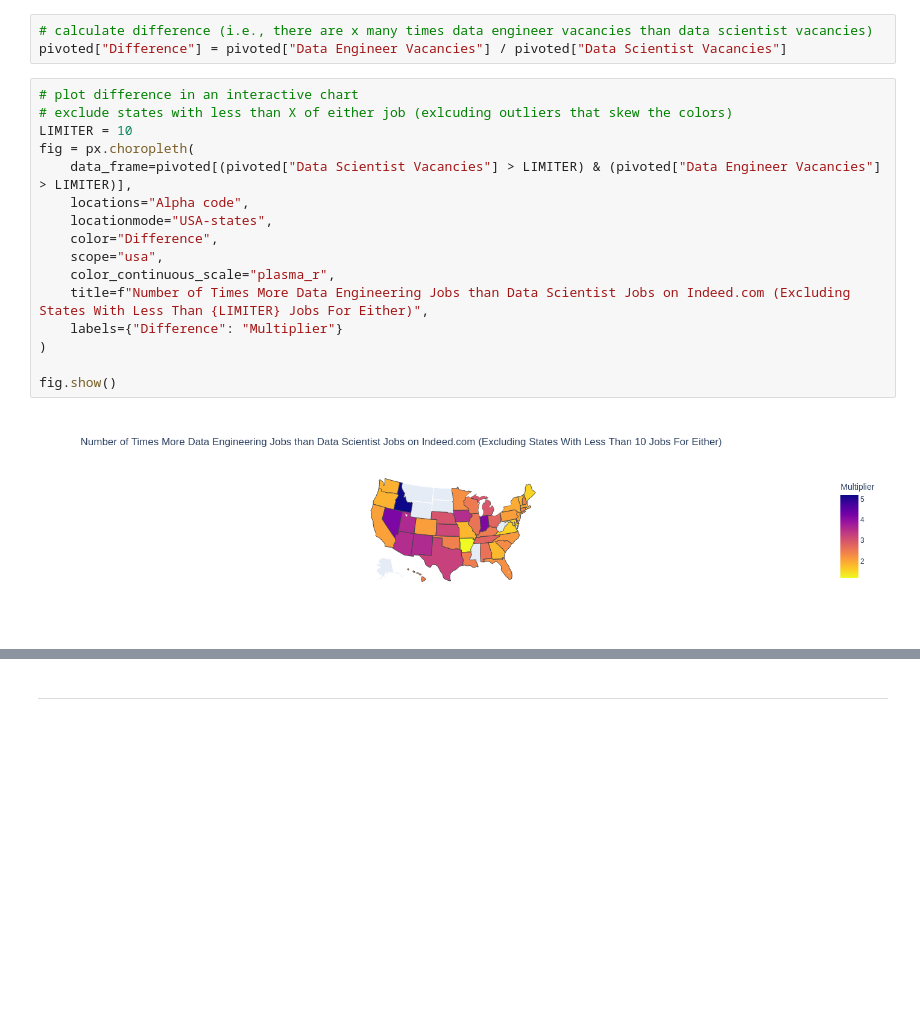
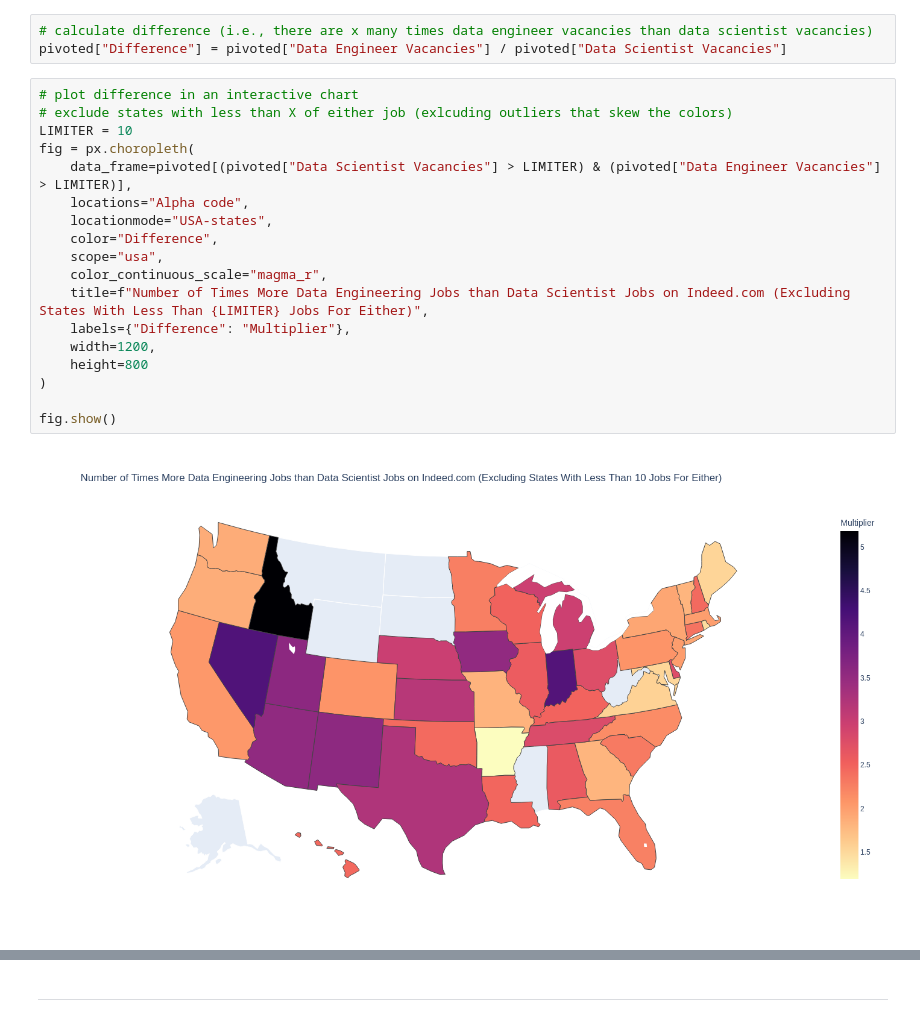
Before and after one commit to stefanjaro/indeed-data-jobs, a Jupyter notebook: 1. analysis-and-visualization.ipynb, the cells around one changed output, grey strips where cells are left out. Drawn from its saved outputs; the diff is of its cells as text; blank space fills up the shorter version.

```diff
--- a/1. analysis-and-visualization.ipynb
+++ b/1. analysis-and-visualization.ipynb
@@ -155,18 +172,20 @@ pivoted["Difference"] = pivoted["Data Engineer Vacancies"] / pivoted["Data Scien
 # %%
 # plot difference in an interactive chart
 # exclude states with less than X of either job (exlcuding outliers that skew the colors)
 LIMITER = 10
 fig = px.choropleth(
     data_frame=pivoted[(pivoted["Data Scientist Vacancies"] > LIMITER) & (pivoted["Data Engineer Vacancies"] > LIMITER)],
     locations="Alpha code",
     locationmode="USA-states",
     color="Difference",
     scope="usa",
-    color_continuous_scale="plasma_r",
+    color_continuous_scale="magma_r",
     title=f"Number of Times More Data Engineering Jobs than Data Scientist Jobs on Indeed.com (Excluding States With Less Than {LIMITER} Jobs For Either)",
-    labels={"Difference": "Multiplier"}
+    labels={"Difference": "Multiplier"},
+    width=1200,
+    height=800
 )
 
 fig.show()
 # %% [output]
-[figure, old version]
+[figure, new version]
```
Also changed, not shown: parts of 6 cells of this notebook, 4 other files.
